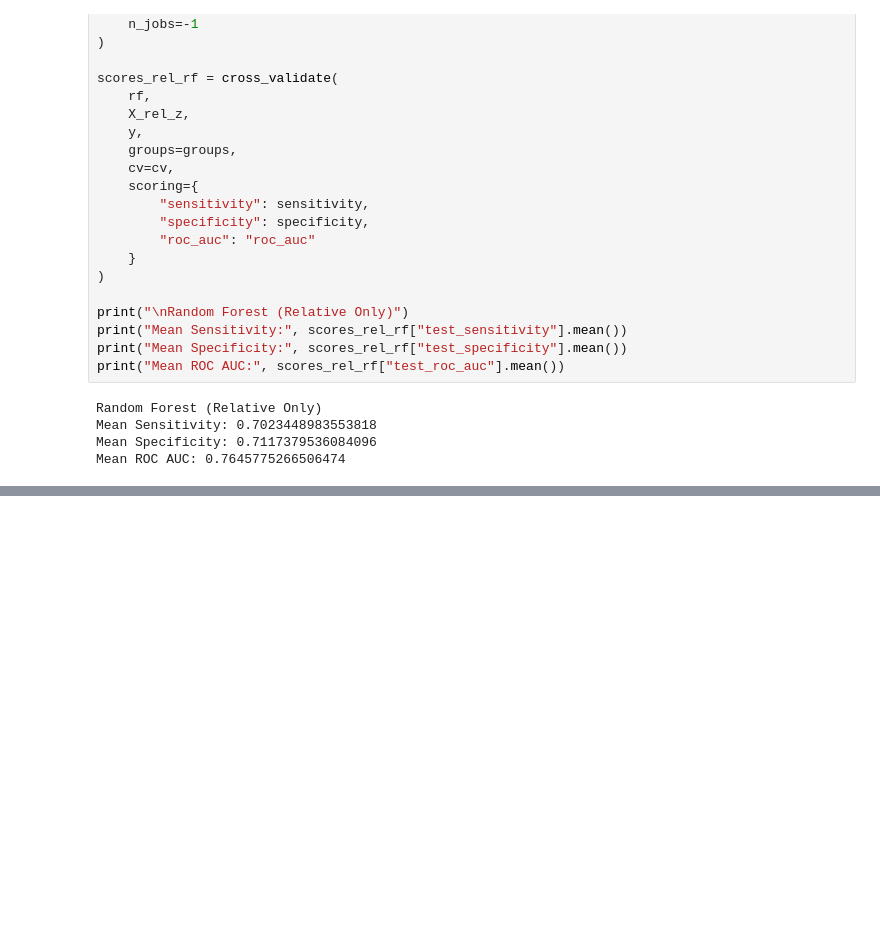
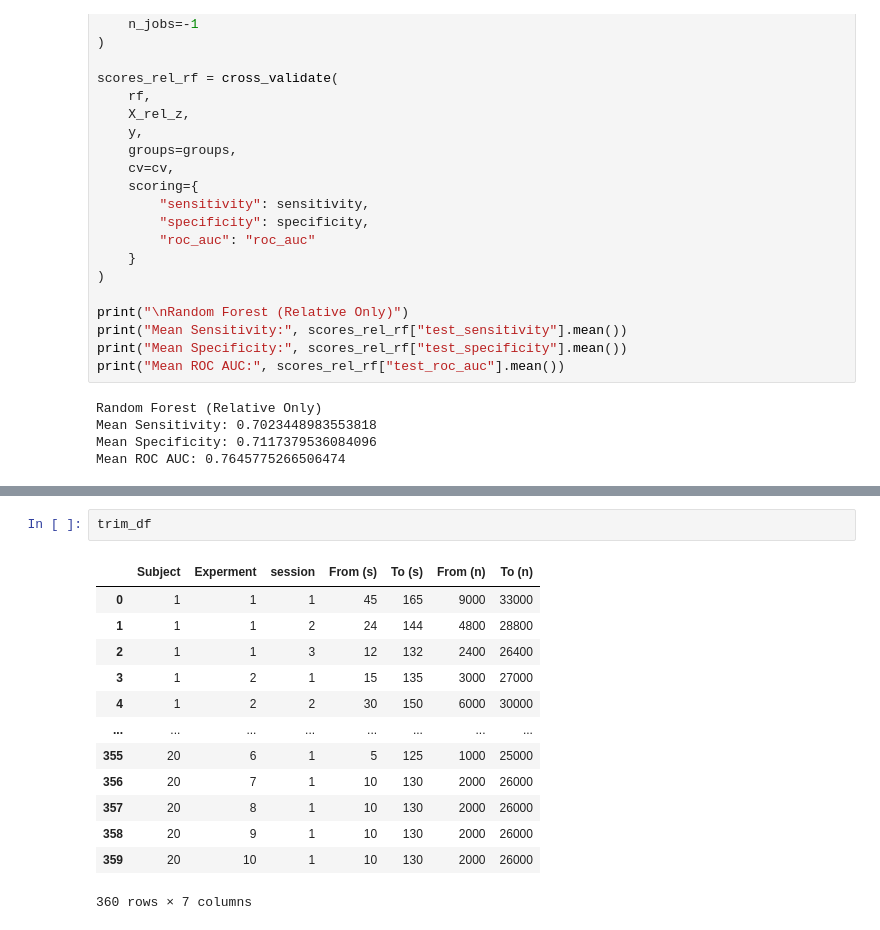
Before and after one commit to cristopher-d-delgado/Analysis-of-EEG-Signal, a Jupyter notebook: eda.ipynb, the cells around one changed output, grey strips where cells are left out. Drawn from its saved outputs; the diff is of its cells as text; blank space fills up the shorter version.

```diff
--- a/eda.ipynb
+++ b/eda.ipynb
@@ -1443,0 +851,16 @@ Mean ROC AUC: 0.7645775266506474
+# %%
+trim_df
+# %% [output]
+|  | Subject | Experment | session | From (s) | To (s) | From (n) | To (n) |
+| 0 | 1 | 1 | 1 | 45 | 165 | 9000 | 33000 |
+| 1 | 1 | 1 | 2 | 24 | 144 | 4800 | 28800 |
+| 2 | 1 | 1 | 3 | 12 | 132 | 2400 | 26400 |
+| 3 | 1 | 2 | 1 | 15 | 135 | 3000 | 27000 |
+| 4 | 1 | 2 | 2 | 30 | 150 | 6000 | 30000 |
+| ... | ... | ... | ... | ... | ... | ... | ... |
+| 355 | 20 | 6 | 1 | 5 | 125 | 1000 | 25000 |
+| 356 | 20 | 7 | 1 | 10 | 130 | 2000 | 26000 |
+| 357 | 20 | 8 | 1 | 10 | 130 | 2000 | 26000 |
+| 358 | 20 | 9 | 1 | 10 | 130 | 2000 | 26000 |
+| 359 | 20 | 10 | 1 | 10 | 130 | 2000 | 26000 |
+360 rows × 7 columns
```
Also changed, not shown: parts of 20 cells of this notebook, 3 other files.
